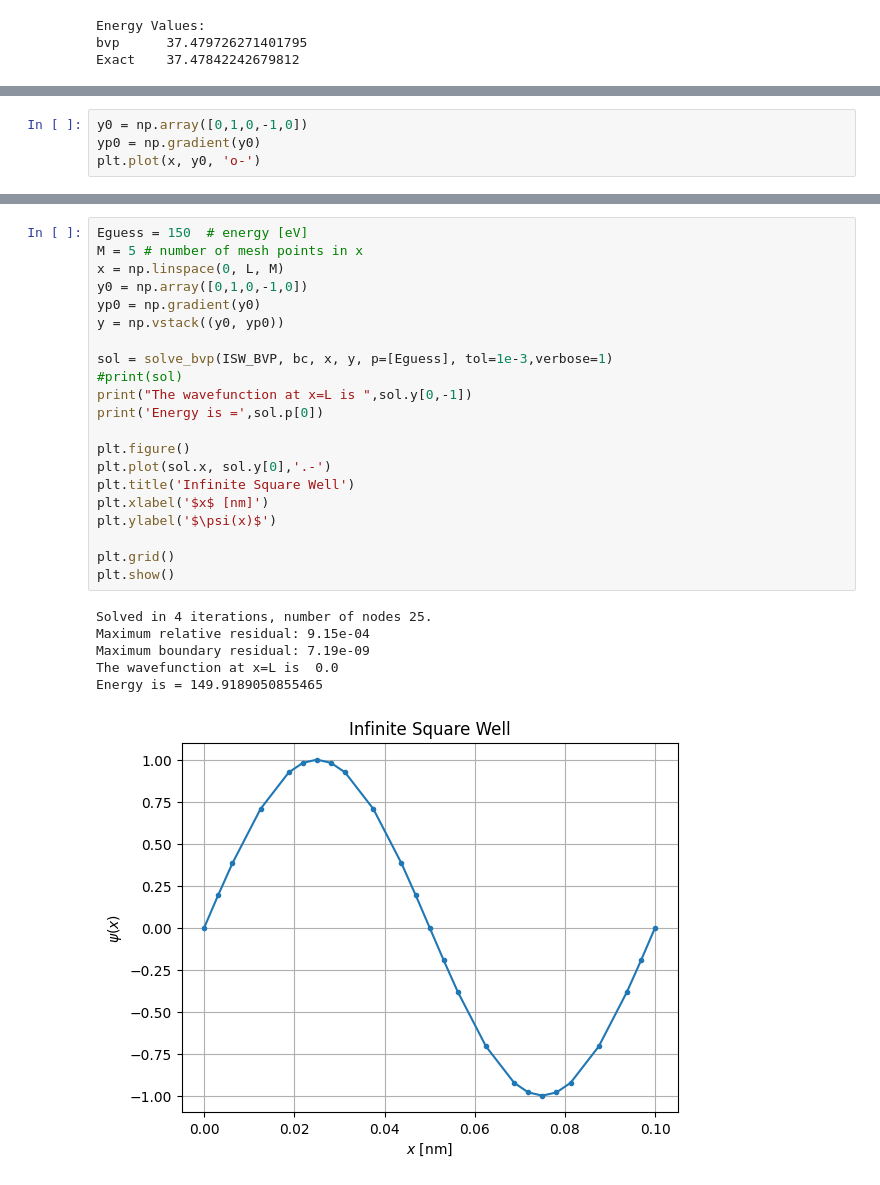
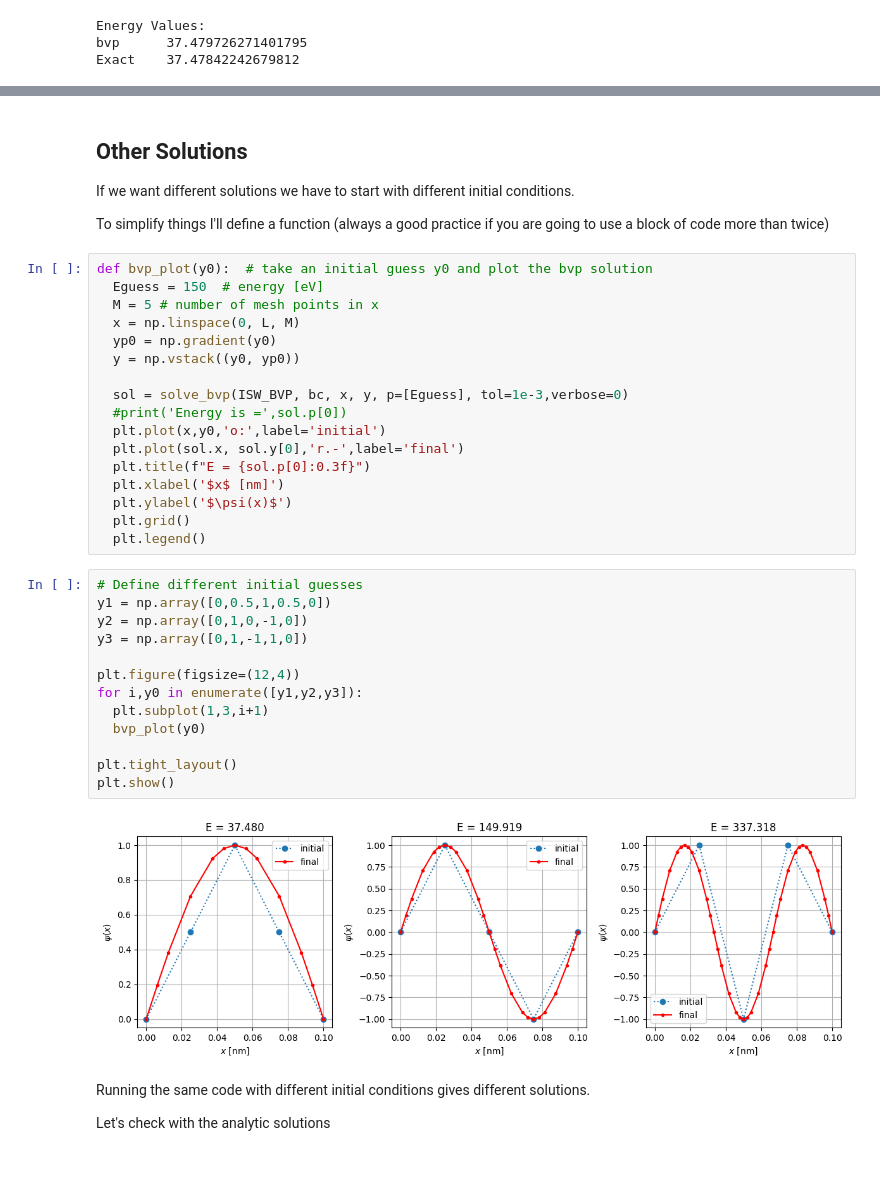
Before and after one commit to mdaugherity/Numerical2024, a Jupyter notebook: ode/Week_11_solvebvp_demo.ipynb, the cells around one changed output, grey strips where cells are left out. Saved outputs shown, nothing was run; the diff lists cells and outputs as text.

```diff
--- a/ode/Week_11_solvebvp_demo.ipynb
+++ b/ode/Week_11_solvebvp_demo.ipynb
@@ -277,4 +274,0 @@ Try for n=2
-# %%
-y0 = np.array([0,1,0,-1,0])
-yp0 = np.gradient(y0)
-plt.plot(x, y0, 'o-')
@@ -284,29 +275,42 @@ plt.plot(x, y0, 'o-')
+# %% [markdown]
+## Other Solutions
+If we want different solutions we have to start with different initial conditions.
+
+To simplify things I'll define a function (always a good practice if you are going to use a block of code more than twice)
 # %%
-Eguess = 150  # energy [eV]
-M = 5 # number of mesh points in x
-x = np.linspace(0, L, M)
-y0 = np.array([0,1,0,-1,0])
-yp0 = np.gradient(y0)
-y = np.vstack((y0, yp0))
+def bvp_plot(y0):  # take an initial guess y0 and plot the bvp solution
+  Eguess = 150  # energy [eV]
+  M = 5 # number of mesh points in x
+  x = np.linspace(0, L, M)
+  yp0 = np.gradient(y0)
+  y = np.vstack((y0, yp0))
 
-sol = solve_bvp(ISW_BVP, bc, x, y, p=[Eguess], tol=1e-3,verbose=1)
-#print(sol)
-print("The wavefunction at x=L is ",sol.y[0,-1])
-print('Energy is =',sol.p[0])
-
-plt.figure()
-plt.plot(sol.x, sol.y[0],'.-')
-plt.title('Infinite Square Well')
-plt.xlabel('$x$ [nm]')
-plt.ylabel('$\psi(x)$')
-
-plt.grid()
-plt.show()
+  sol = solve_bvp(ISW_BVP, bc, x, y, p=[Eguess], tol=1e-3,verbose=0)
+  #print('Energy is =',sol.p[0])
+  plt.plot(x,y0,'o:',label='initial')
+  plt.plot(sol.x, sol.y[0],'r.-',label='final')
+  plt.title(f"E = {sol.p[0]:0.3f}")
+  plt.xlabel('$x$ [nm]')
+  plt.ylabel('$\psi(x)$')
+  plt.grid()
+  plt.legend()
-# %% [output]
-Solved in 4 iterations, number of nodes 25.
-Maximum relative residual: 9.15e-04
-Maximum boundary residual: 7.19e-09
-The wavefunction at x=L is  0.0
-Energy is = 149.9189050855465
-[figure, removed]
+# %%
+# Define different initial guesses
+y1 = np.array([0,0.5,1,0.5,0])
+y2 = np.array([0,1,0,-1,0])
+y3 = np.array([0,1,-1,1,0])
+
+plt.figure(figsize=(12,4))
+for i,y0 in enumerate([y1,y2,y3]):
+  plt.subplot(1,3,i+1)
+  bvp_plot(y0)
+
+plt.tight_layout()
+plt.show()
+# %% [output]
+[figure, added]
+# %% [markdown]
+Running the same code with different initial conditions gives different solutions.
+
+Let's check with the analytic solutions
 # %%
```
Also changed, not shown: parts of 10 cells of this notebook.
